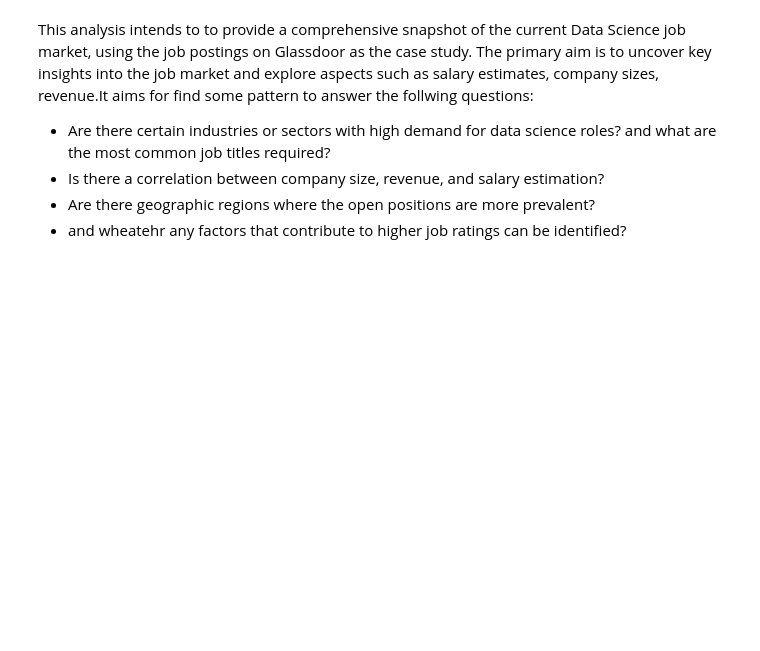
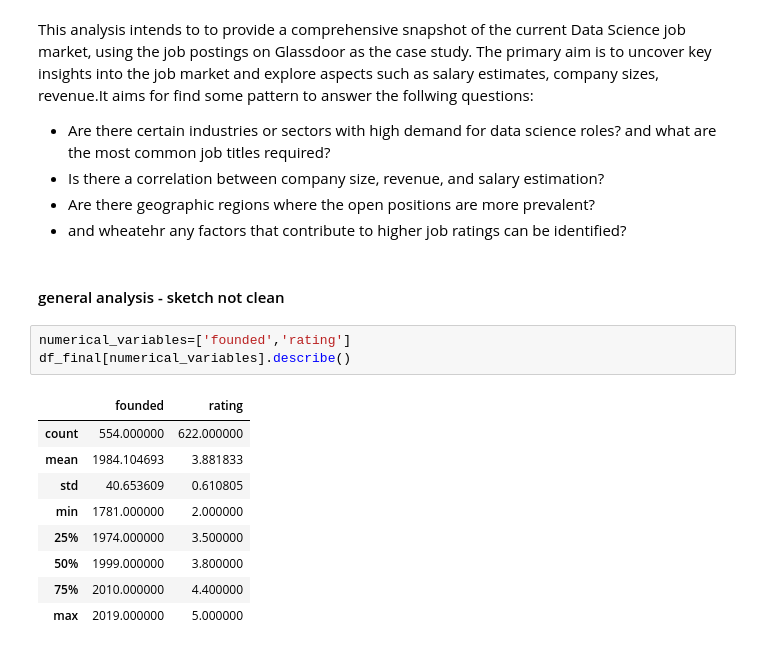
Before and after one commit to LeilaJavanmardi/project1, a Jupyter notebook: notebooks/Jobanalysis_main.ipynb, the cells around one changed output. Drawn from its saved outputs; the diff is of its cells as text; blank space fills up the shorter version.

Commit message:
developer_start_of_analysis

```diff
--- a/notebooks/Jobanalysis_main.ipynb
+++ b/notebooks/Jobanalysis_main.ipynb
@@ -455,3 +446,18 @@ The primary aim is to uncover key insights into the job market and explore aspec
 - Is there a correlation between company size, revenue, and salary estimation?
 - Are there geographic regions where the open positions are more prevalent?
 - and wheatehr any factors that contribute to higher job ratings can be identified?
+# %% [markdown]
+#### general analysis - sketch not clean
+# %%
+numerical_variables=['founded','rating']
+df_final[numerical_variables].describe()
+# %% [output]
+|  | founded | rating |
+| count | 554.000000 | 622.000000 |
+| mean | 1984.104693 | 3.881833 |
+| std | 40.653609 | 0.610805 |
+| min | 1781.000000 | 2.000000 |
+| 25% | 1974.000000 | 3.500000 |
+| 50% | 1999.000000 | 3.800000 |
+| 75% | 2010.000000 | 4.400000 |
+| max | 2019.000000 | 5.000000 |
```
Also changed, not shown: parts of 10 cells of this notebook.
